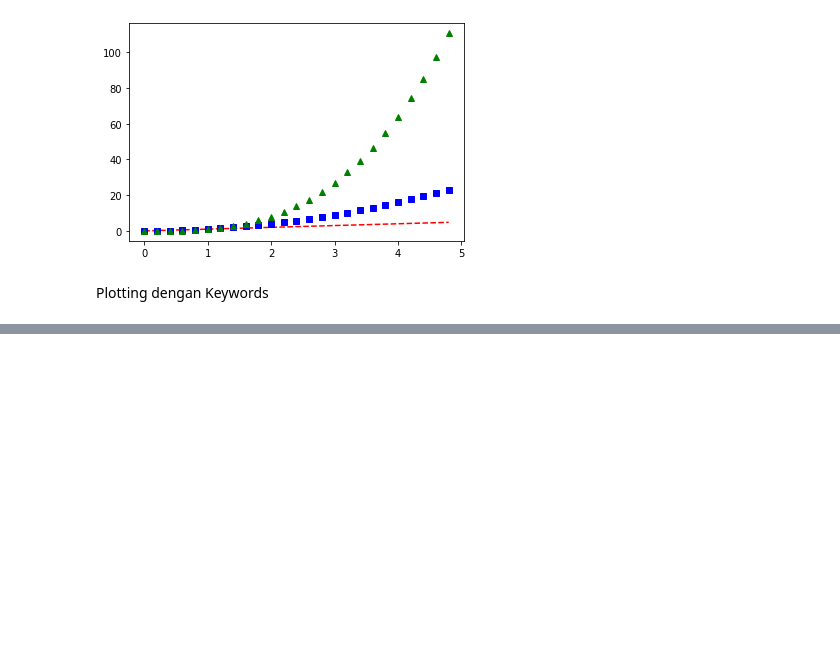
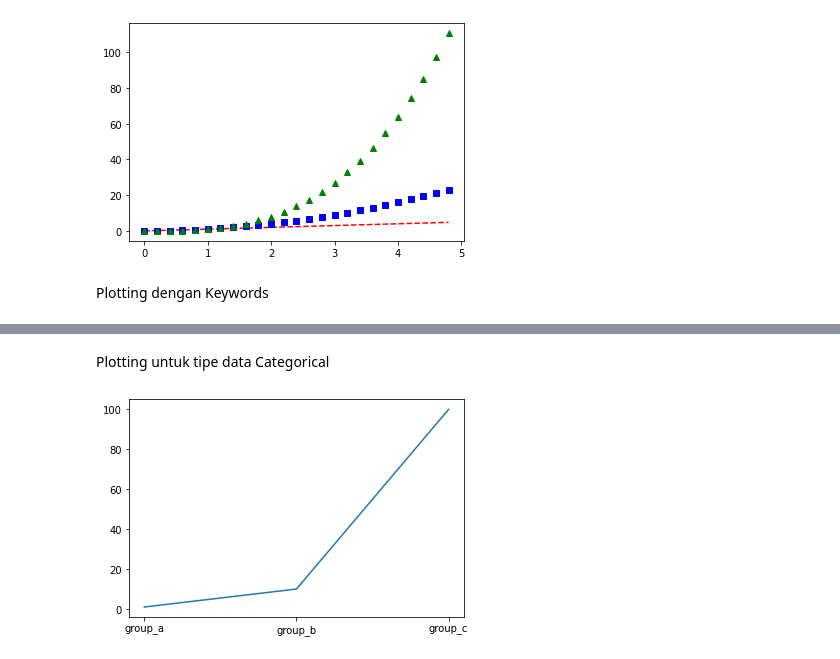
Before and after one commit to crzysab/Python-Matplotlib, a Jupyter notebook: MPL_02.ipynb, the cells around one changed output, grey strips where cells are left out. Saved outputs shown, nothing was run; the diff lists cells and outputs as text; code cells hidden in the pictures; blank space fills up the shorter version.

```diff
--- a/MPL_02.ipynb
+++ b/MPL_02.ipynb
@@ -125,0 +126,10 @@ plt.show()
+# %% [markdown]
+Plotting untuk tipe data Categorical
+# %%
+names = ['group_a','group_b','group_c']
+values = [1,10,100]
+# %%
+plt.plot(names,values)
+plt.show()
+# %% [output]
+[figure, added]
```
Also changed, not shown: parts of 5 cells of this notebook.
